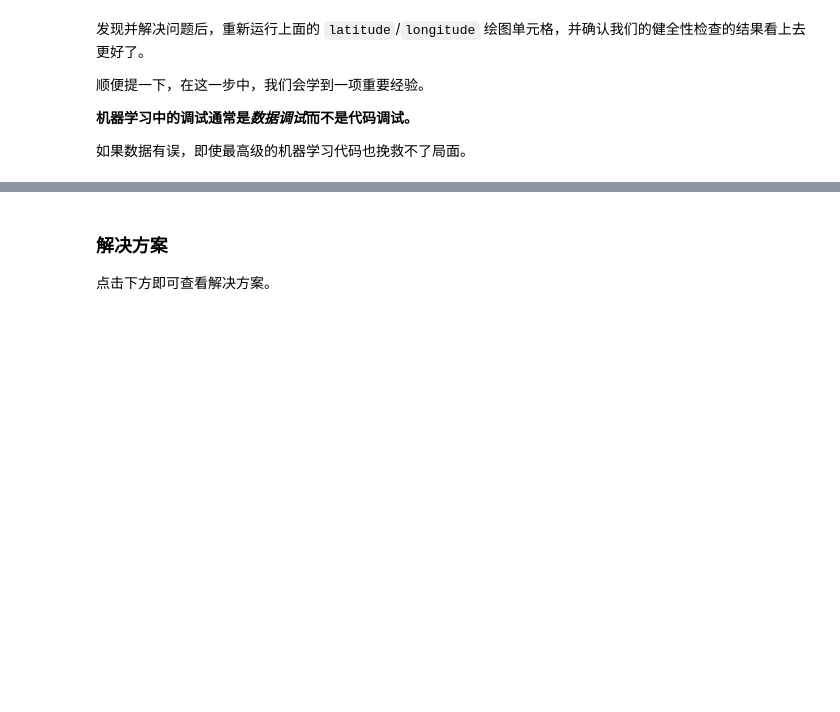
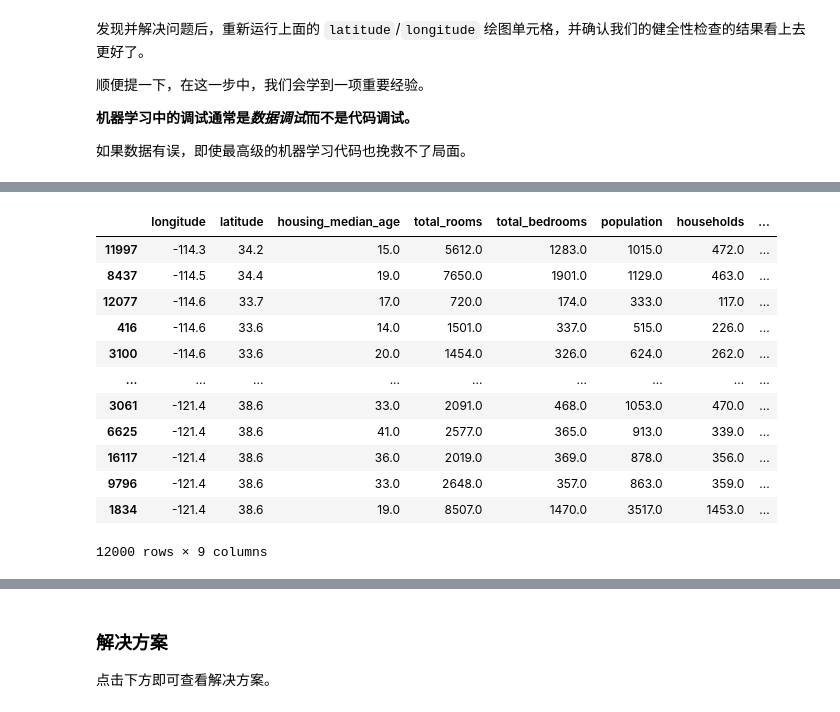
Before and after one commit to Baileyswu/google-tensorflow-tutor, a Jupyter notebook: 4. validation.ipynb, the cells around one changed output, grey strips where cells are left out. Saved outputs shown, nothing was run; the diff lists cells and outputs as text; code cells hidden in the pictures; blank space fills up the shorter version.

```diff
--- a/4. validation.ipynb
+++ b/4. validation.ipynb
@@ -198,0 +283,16 @@ _ = plt.plot()
+# %%
+california_housing_dataframe.head(12000)
+# %% [output]
+|  | longitude | latitude | housing_median_age | total_rooms | total_bedrooms | population | households | ... |
+| 11997 | -114.3 | 34.2 | 15.0 | 5612.0 | 1283.0 | 1015.0 | 472.0 | ... |
+| 8437 | -114.5 | 34.4 | 19.0 | 7650.0 | 1901.0 | 1129.0 | 463.0 | ... |
+| 12077 | -114.6 | 33.7 | 17.0 | 720.0 | 174.0 | 333.0 | 117.0 | ... |
+| 416 | -114.6 | 33.6 | 14.0 | 1501.0 | 337.0 | 515.0 | 226.0 | ... |
+| 3100 | -114.6 | 33.6 | 20.0 | 1454.0 | 326.0 | 624.0 | 262.0 | ... |
+| ... | ... | ... | ... | ... | ... | ... | ... | ... |
+| 3061 | -121.4 | 38.6 | 33.0 | 2091.0 | 468.0 | 1053.0 | 470.0 | ... |
+| 6625 | -121.4 | 38.6 | 41.0 | 2577.0 | 365.0 | 913.0 | 339.0 | ... |
+| 16117 | -121.4 | 38.6 | 36.0 | 2019.0 | 369.0 | 878.0 | 356.0 | ... |
+| 9796 | -121.4 | 38.6 | 33.0 | 2648.0 | 357.0 | 863.0 | 359.0 | ... |
+| 1834 | -121.4 | 38.6 | 19.0 | 8507.0 | 1470.0 | 3517.0 | 1453.0 | ... |
+12000 rows × 9 columns
```
Also changed, not shown: parts of 18 cells of this notebook, 2 other files.
